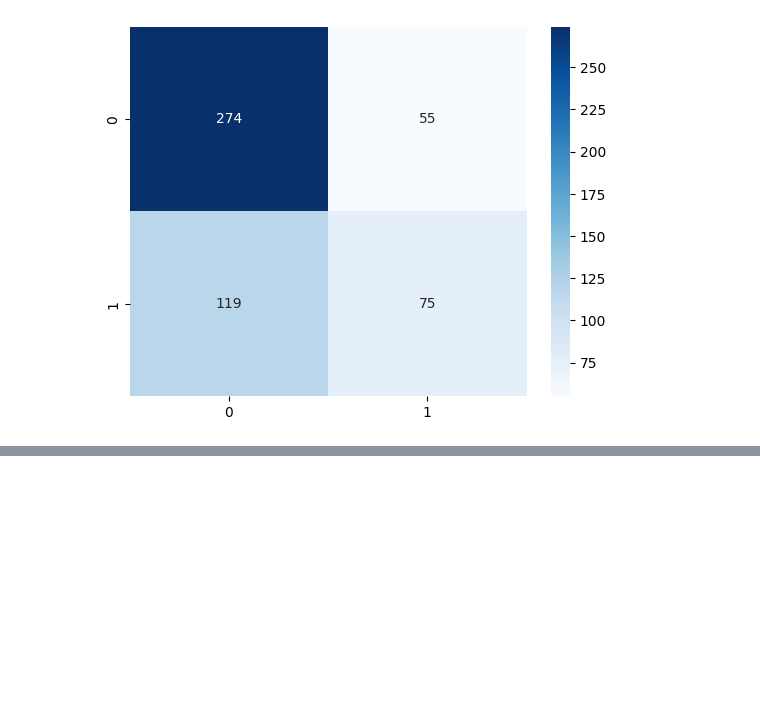
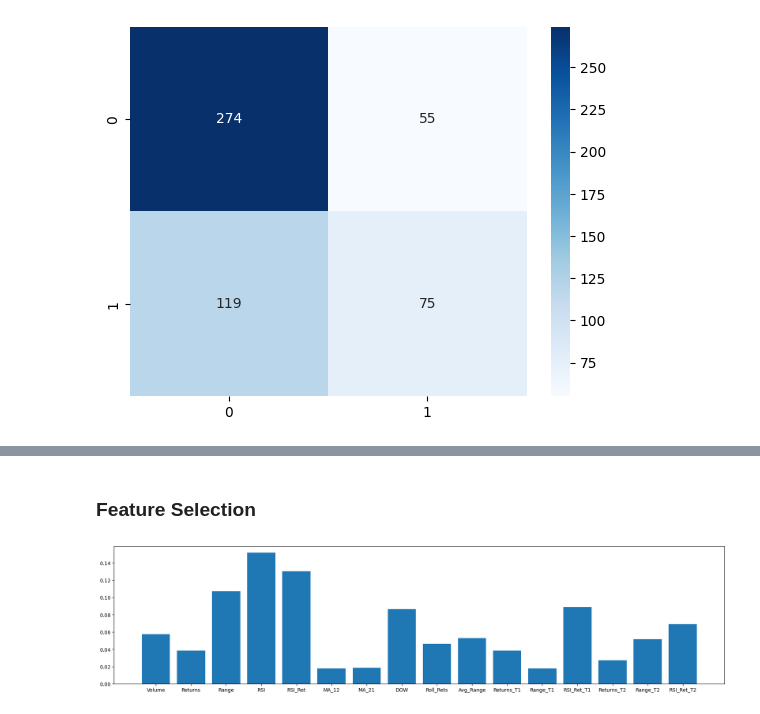
Before and after one commit to dkalenov/ML-Stock-Crypto-Trading, a Jupyter notebook: Bitcoin_Move_Prediction.ipynb, the cells around one changed output, grey strips where cells are left out. Saved outputs shown, nothing was run; the diff lists cells and outputs as text; code cells hidden in the pictures; blank space fills up the shorter version.

Commit message:
Feature Selection

```diff
--- a/Bitcoin_Move_Prediction.ipynb
+++ b/Bitcoin_Move_Prediction.ipynb
@@ -624,0 +716,11 @@ plt.show()
+# %% [markdown]
+### Feature Selection
+# %%
+# Plot Feature Importances
+fig = plt.figure(figsize=(22, 5))
+importance_labels = X.columns
+importance_features = xgb.feature_importances_
+plt.bar(importance_labels, importance_features)
+plt.show()
+# %% [output]
+[figure, added]
```
Also changed, not shown: parts of 9 cells of this notebook.
